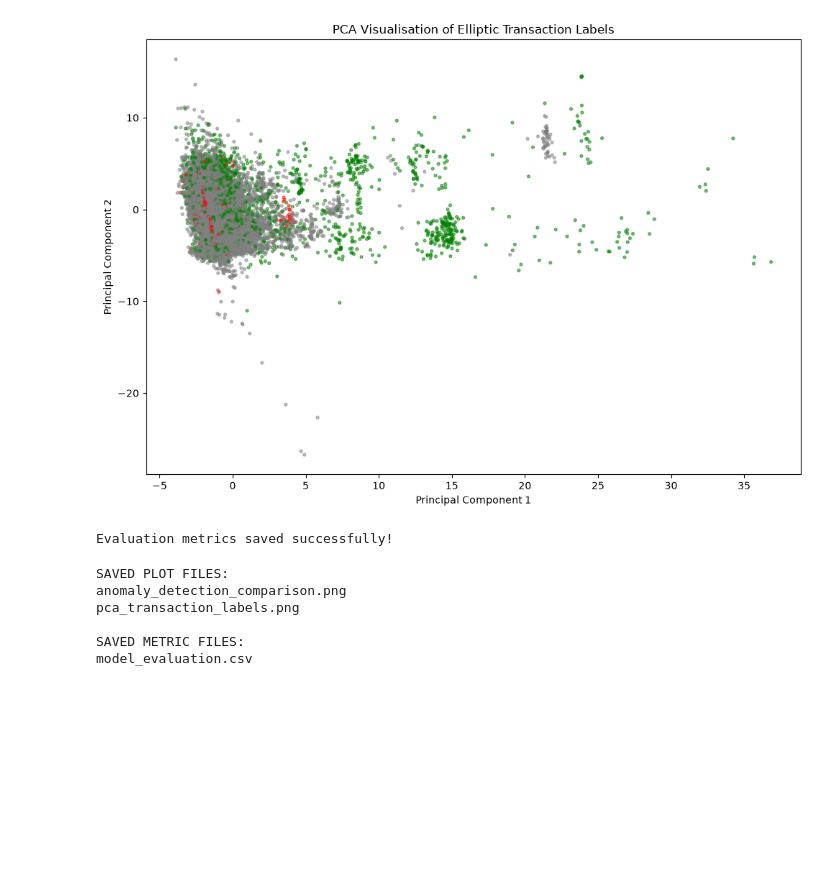
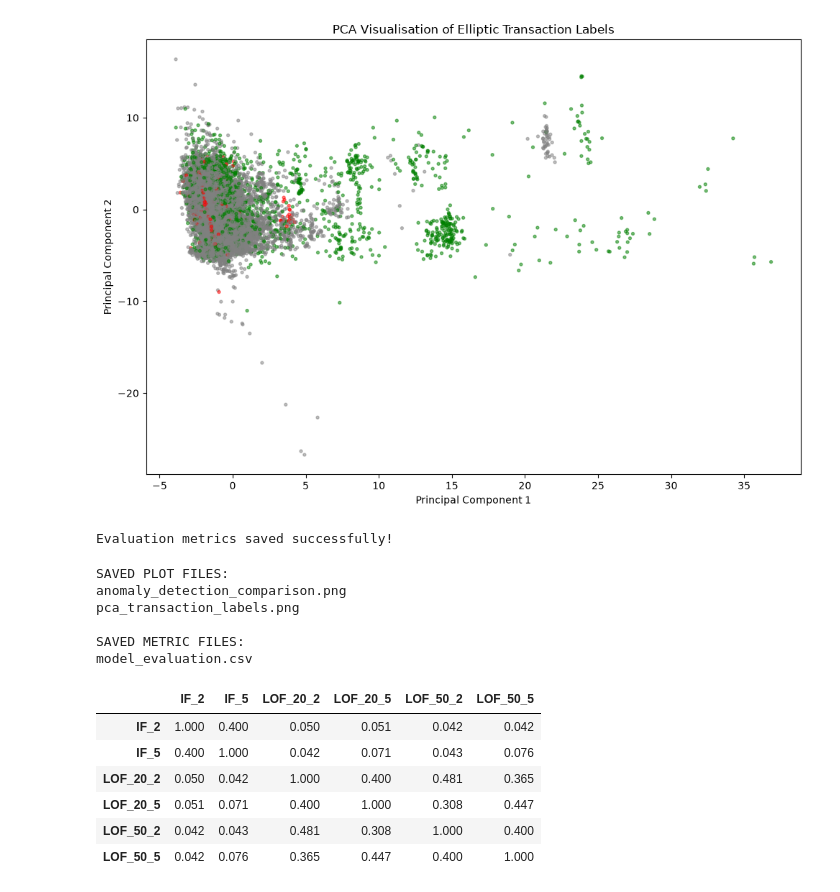
Before and after one commit to SnehasishGhosh226/bitcoin-wallet-anomaly-detection, a Jupyter notebook: notebooks/bitcoin_anomaly_detection.ipynb, the cells around one changed output. Saved outputs shown, nothing was run; the diff lists cells and outputs as text; code cells hidden in the pictures; blank space fills up the shorter version.

```diff
--- a/notebooks/bitcoin_anomaly_detection.ipynb
+++ b/notebooks/bitcoin_anomaly_detection.ipynb
@@ -667,3 +667,38 @@ pca_transaction_labels.png
 
 SAVED METRIC FILES:
 model_evaluation.csv
+# %%
+# Calculate Jaccard similarity between every pair of models
+
+model_names = results.columns.tolist()
+
+jaccard_matrix = pd.DataFrame(
+    index=model_names,
+    columns=model_names,
+    dtype=float
+)
+
+for model_a in model_names:
+    for model_b in model_names:
+
+        intersection = (
+            results[model_a] & results[model_b]
+        ).sum()
+
+        union = (
+            results[model_a] | results[model_b]
+        ).sum()
+
+        jaccard_matrix.loc[model_a, model_b] = (
+            intersection / union if union > 0 else 0
+        )
+
+display(jaccard_matrix.round(3))
+# %% [output]
+|  | IF_2 | IF_5 | LOF_20_2 | LOF_20_5 | LOF_50_2 | LOF_50_5 |
+| IF_2 | 1.000 | 0.400 | 0.050 | 0.051 | 0.042 | 0.042 |
+| IF_5 | 0.400 | 1.000 | 0.042 | 0.071 | 0.043 | 0.076 |
+| LOF_20_2 | 0.050 | 0.042 | 1.000 | 0.400 | 0.481 | 0.365 |
+| LOF_20_5 | 0.051 | 0.071 | 0.400 | 1.000 | 0.308 | 0.447 |
+| LOF_50_2 | 0.042 | 0.043 | 0.481 | 0.308 | 1.000 | 0.400 |
+| LOF_50_5 | 0.042 | 0.076 | 0.365 | 0.447 | 0.400 | 1.000 |
```
Also changed, not shown: parts of 6 cells of this notebook, 3 other files.
